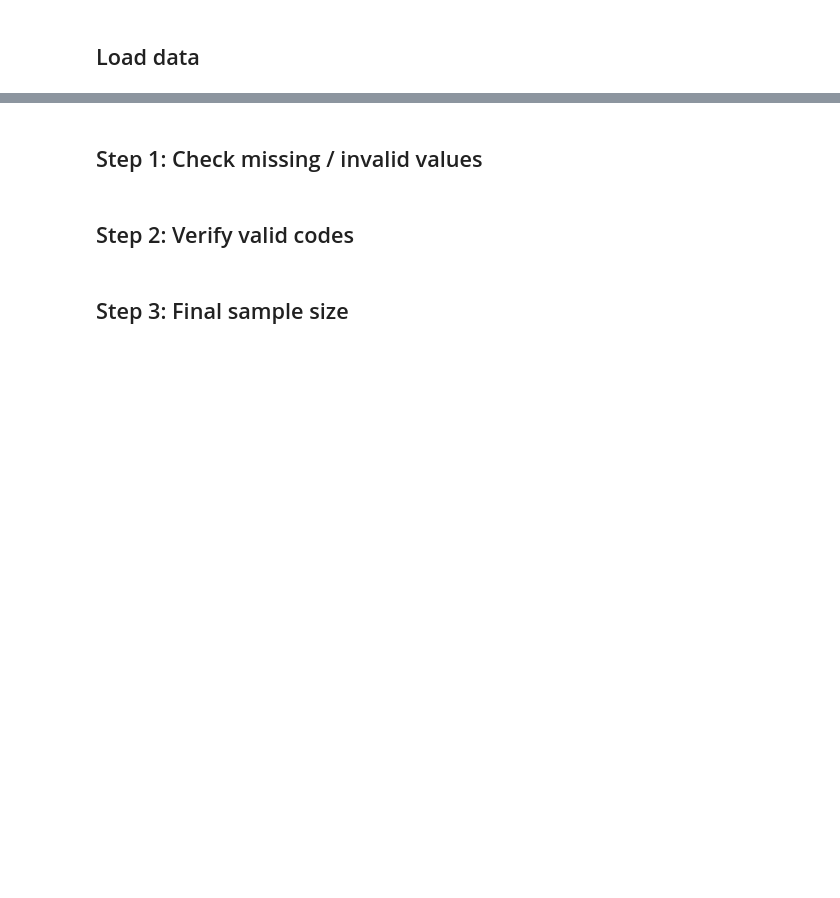
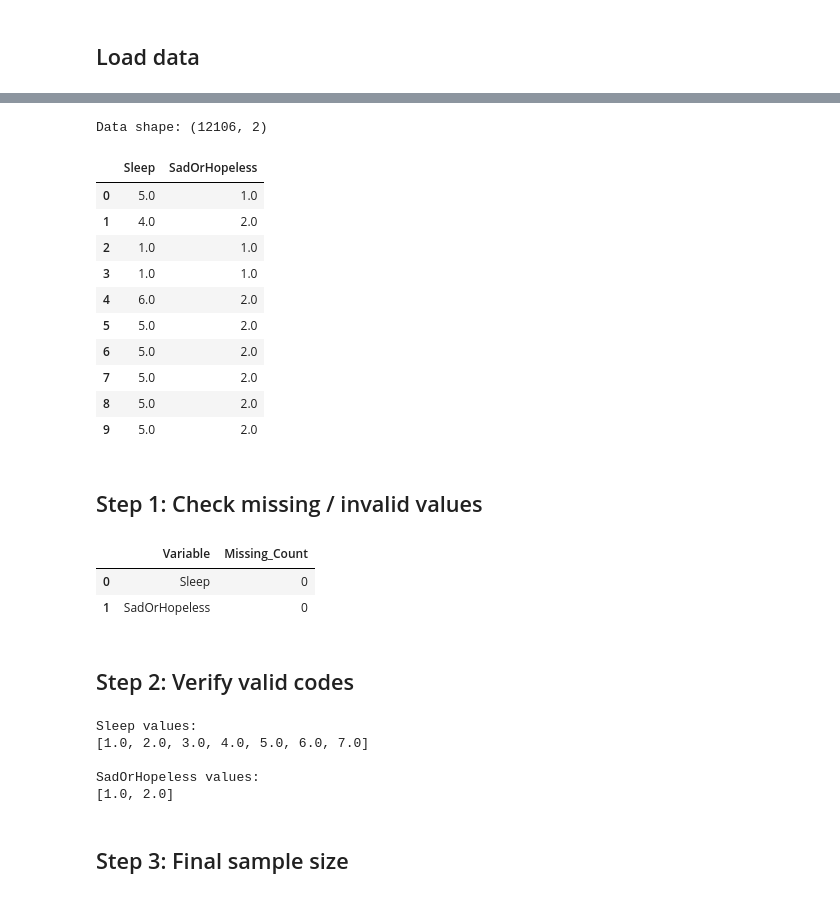
Before and after one commit to melodytwcom-ship-it/cycle4, a Jupyter notebook: notebook/02_VDDC_Sleep_SadOrHopeless.ipynb, the cells around one changed output, grey strips where cells are left out. Cells and saved outputs as stored; diff of their text form; code cells hidden in the pictures; blank space fills up the shorter version.

```diff
--- a/notebook/02_VDDC_Sleep_SadOrHopeless.ipynb
+++ b/notebook/02_VDDC_Sleep_SadOrHopeless.ipynb
@@ -32,9 +53,27 @@ input_path = Path('YRBS_2007_sleep_sad_clean.csv')
 # %%
+import pandas as pd
+
+# 1. 先定義好 input_path 變數（這行是關鍵！）
+input_path = r'C:\Users\88690\OneDrive\桌面\cycle4-main\data\Processes\YRBS_2007_sleep_sad_clean.csv'
+
+# 2. 接下來讀取檔案與顯示資料
 df = pd.read_csv(input_path)
 
 print("Data shape:", df.shape)
-display(df.head())
-display(df.describe())
+display(df.head(10))
+# %% [output]
+Data shape: (12106, 2)
+|  | Sleep | SadOrHopeless |
+| 0 | 5.0 | 1.0 |
+| 1 | 4.0 | 2.0 |
+| 2 | 1.0 | 1.0 |
+| 3 | 1.0 | 1.0 |
+| 4 | 6.0 | 2.0 |
+| 5 | 5.0 | 2.0 |
+| 6 | 5.0 | 2.0 |
+| 7 | 5.0 | 2.0 |
+| 8 | 5.0 | 2.0 |
+| 9 | 5.0 | 2.0 |
 # %% [markdown]
 ## Step 1: Check missing / invalid values
 # %%
@@ -50,6 +89,10 @@ missing_summary = pd.DataFrame({
 })
 
 display(missing_summary)
+# %% [output]
+|  | Variable | Missing_Count |
+| 0 | Sleep | 0 |
+| 1 | SadOrHopeless | 0 |
 # %% [markdown]
 ## Step 2: Verify valid codes
 # %%
@@ -58,6 +101,12 @@ print(sorted(df['Sleep'].unique()))
 
 print("\nSadOrHopeless values:")
 print(sorted(df['SadOrHopeless'].unique()))
+# %% [output]
+Sleep values:
+[1.0, 2.0, 3.0, 4.0, 5.0, 6.0, 7.0]
+
+SadOrHopeless values:
+[1.0, 2.0]
 # %% [markdown]
 ## Step 3: Final sample size
 # %%
```
Also changed, not shown: parts of 3 cells of this notebook, 3 other files.
